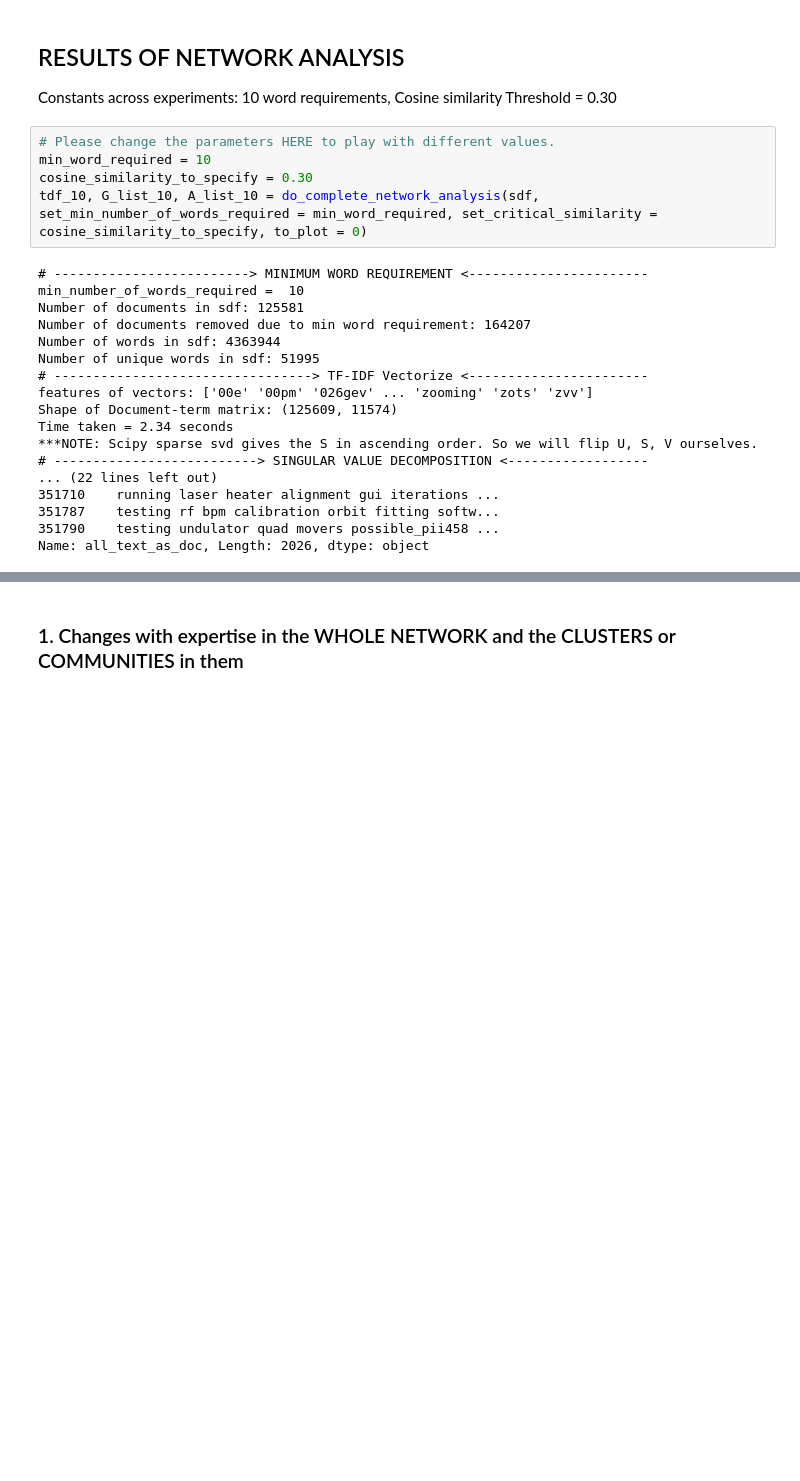
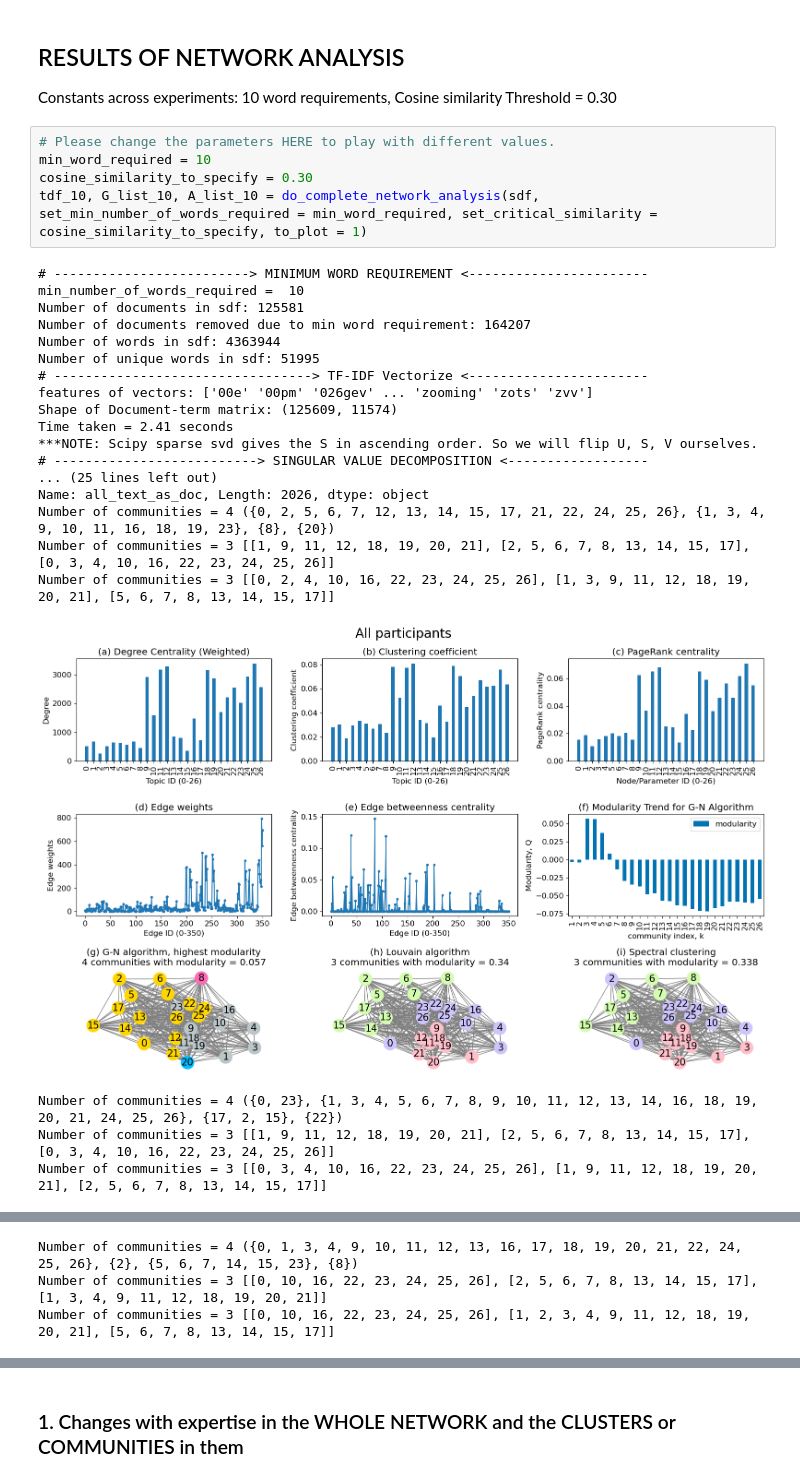
Before and after one commit to Roussel006/Expertise-in-Operating-Particle-Accelerators-through-Network-Models-of-Performance, a Jupyter notebook: Expertise_through_NLP_and_Network_models_from_operational_logs.ipynb, the cells around one changed output, grey strips where cells are left out. Cells and saved outputs as stored; diff of their text form; blank space fills up the shorter version.

```diff
--- a/Expertise_through_NLP_and_Network_models_from_operational_logs.ipynb
+++ b/Expertise_through_NLP_and_Network_models_from_operational_logs.ipynb
@@ -501,23 +503,27 @@ Constants across experiments: 10 word requirements, Cosine similarity Threshold
 # %%
 # Please change the parameters HERE to play with different values.
 min_word_required = 10
 cosine_similarity_to_specify = 0.30
-tdf_10, G_list_10, A_list_10 = do_complete_network_analysis(sdf, set_min_number_of_words_required = min_word_required, set_critical_similarity = cosine_similarity_to_specify, to_plot = 0)
+tdf_10, G_list_10, A_list_10 = do_complete_network_analysis(sdf, set_min_number_of_words_required = min_word_required, set_critical_similarity = cosine_similarity_to_specify, to_plot = 1)
 # %% [output]
 # -------------------------> MINIMUM WORD REQUIREMENT <-----------------------
 min_number_of_words_required =  10
 Number of documents in sdf: 125581
 Number of documents removed due to min word requirement: 164207
 Number of words in sdf: 4363944
 Number of unique words in sdf: 51995
 # ---------------------------------> TF-IDF Vectorize <-----------------------
 features of vectors: ['00e' '00pm' '026gev' ... 'zooming' 'zots' 'zvv']
 Shape of Document-term matrix: (125609, 11574)
-Time taken = 2.34 seconds
+Time taken = 2.41 seconds
 ***NOTE: Scipy sparse svd gives the S in ascending order. So we will flip U, S, V ourselves.
 # --------------------------> SINGULAR VALUE DECOMPOSITION <------------------
-... (22 lines left out)
-351710    running laser heater alignment gui iterations ...
-351787    testing rf bpm calibration orbit fitting softw...
-351790    testing undulator quad movers possible_pii458 ...
+... (25 lines left out)
 Name: all_text_as_doc, Length: 2026, dtype: object
+Number of communities = 4 ({0, 2, 5, 6, 7, 12, 13, 14, 15, 17, 21, 22, 24, 25, 26}, {1, 3, 4, 9, 10, 11, 16, 18, 19, 23}, {8}, {20})
+Number of communities = 3 [[1, 9, 11, 12, 18, 19, 20, 21], [2, 5, 6, 7, 8, 13, 14, 15, 17], [0, 3, 4, 10, 16, 22, 23, 24, 25, 26]]
+Number of communities = 3 [[0, 2, 4, 10, 16, 22, 23, 24, 25, 26], [1, 3, 9, 11, 12, 18, 19, 20, 21], [5, 6, 7, 8, 13, 14, 15, 17]]
+[figure, added]
+Number of communities = 4 ({0, 23}, {1, 3, 4, 5, 6, 7, 8, 9, 10, 11, 12, 13, 14, 16, 18, 19, 20, 21, 24, 25, 26}, {17, 2, 15}, {22})
+Number of communities = 3 [[1, 9, 11, 12, 18, 19, 20, 21], [2, 5, 6, 7, 8, 13, 14, 15, 17], [0, 3, 4, 10, 16, 22, 23, 24, 25, 26]]
+Number of communities = 3 [[0, 3, 4, 10, 16, 22, 23, 24, 25, 26], [1, 9, 11, 12, 18, 19, 20, 21], [2, 5, 6, 7, 8, 13, 14, 15, 17]]
@@ -523,0 +531,3 @@ Name: all_text_as_doc, Length: 2026, dtype: object
+Number of communities = 4 ({0, 1, 3, 4, 9, 10, 11, 12, 13, 16, 17, 18, 19, 20, 21, 22, 24, 25, 26}, {2}, {5, 6, 7, 14, 15, 23}, {8})
+Number of communities = 3 [[0, 10, 16, 22, 23, 24, 25, 26], [2, 5, 6, 7, 8, 13, 14, 15, 17], [1, 3, 4, 9, 11, 12, 18, 19, 20, 21]]
+Number of communities = 3 [[0, 10, 16, 22, 23, 24, 25, 26], [1, 2, 3, 4, 9, 11, 12, 18, 19, 20, 21], [5, 6, 7, 8, 13, 14, 15, 17]]
```
Also changed, not shown: parts of 28 cells of this notebook, 1 other file.
